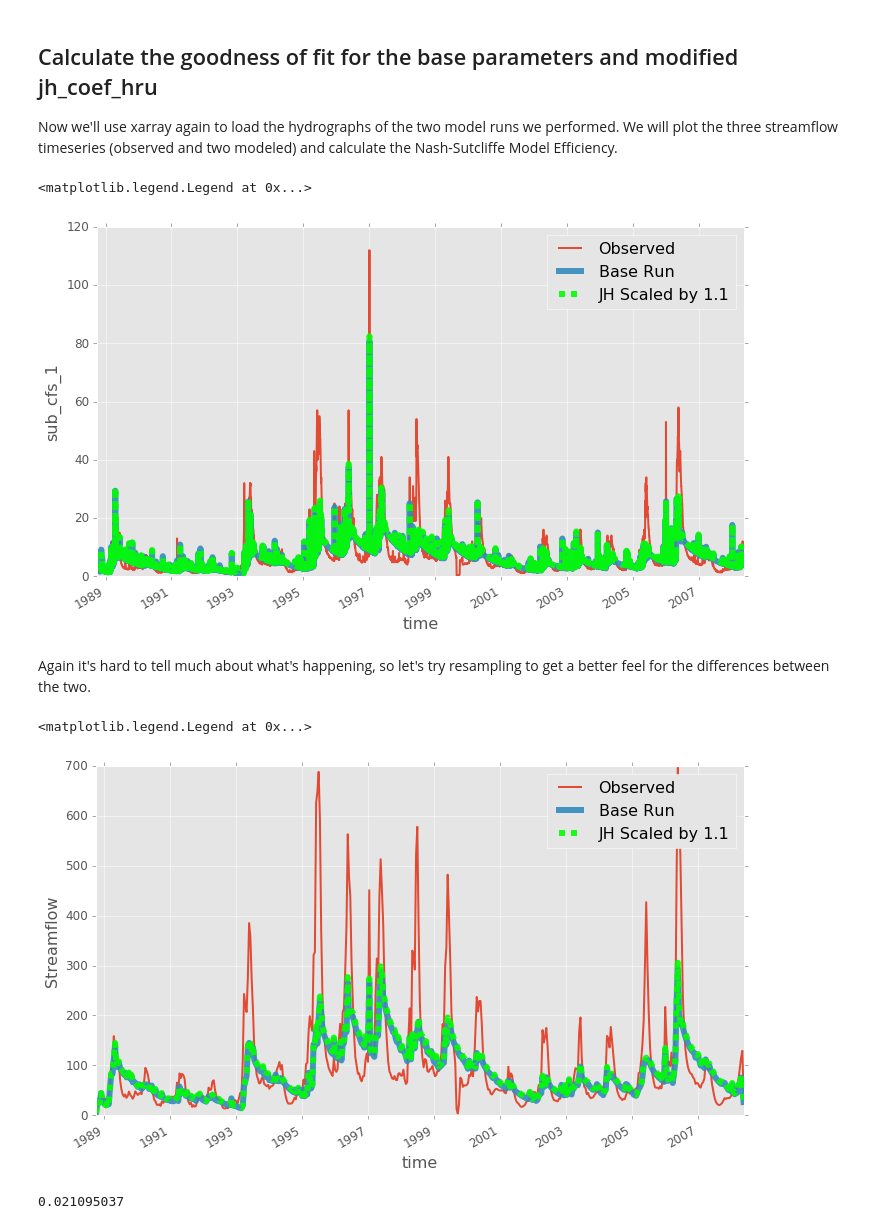
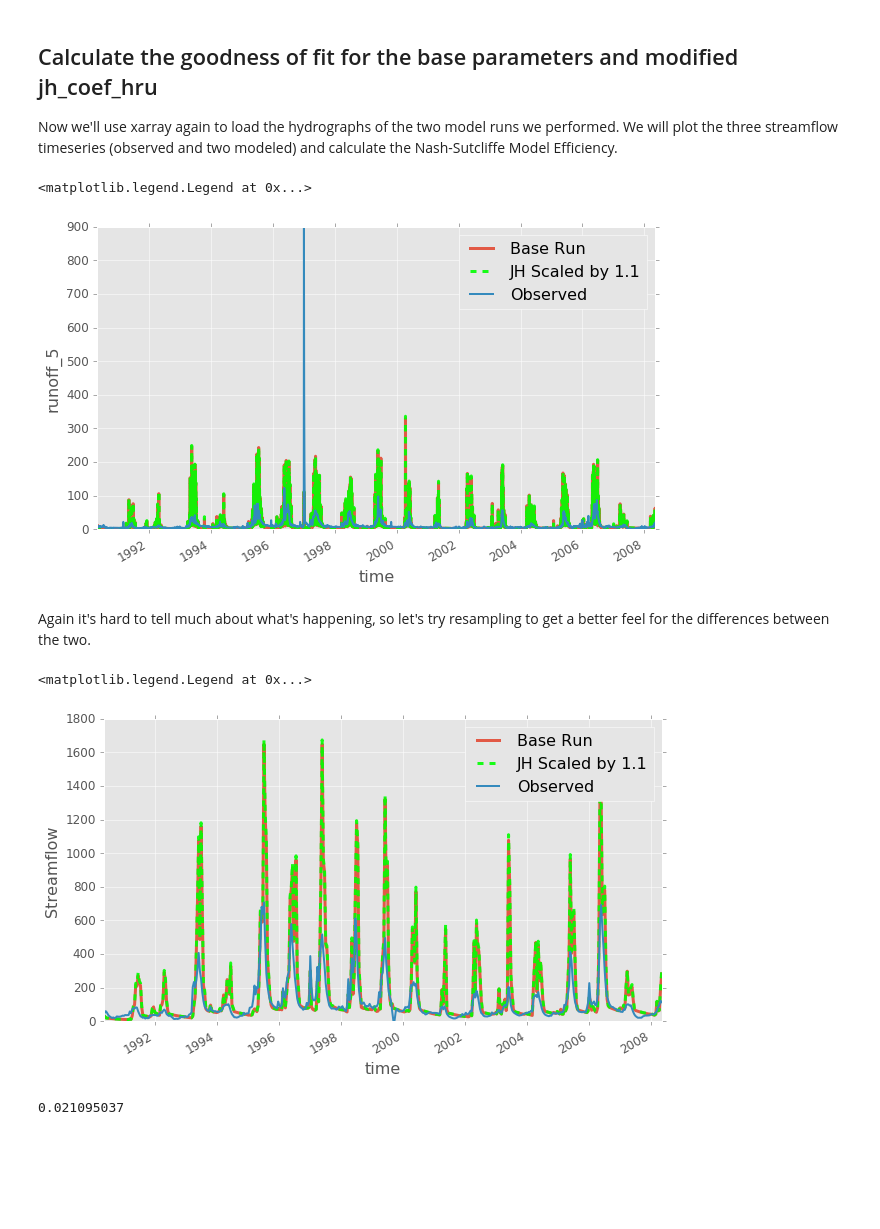
Before and after one commit to VirtualWatershed/capstone, a Jupyter notebook: E1. Parameterization.ipynb, the cells around one changed output. Cells and saved outputs as stored; diff of their text form; code cells hidden in the pictures; blank space fills up the shorter version.

```diff
--- a/E1. Parameterization.ipynb
+++ b/E1. Parameterization.ipynb
@@ -85,8 +85,8 @@ As a first step towards using the Nash-Sutcliffe model efficiency in parameteriz
 # %%
 from xarray import open_dataset
 
-iv_data = open_dataset('data/data.nc')
-q_observed = iv_data.runoff_3
+iv_data = open_dataset('data_2station_calib.nc')
+q_observed = iv_data.runoff_5
 q_observed.plot()
 plt.ylabel('Streamflow')
 plt.title('Daily Streamflow at Incline Village')
@@ -162,22 +173,23 @@ create_prms_scenario_inputs('data/data.nc', 'data/parameter.nc', 'data/incline_v
 
 Now we'll use xarray again to load the hydrographs of the two model runs we performed. We will plot the three streamflow timeseries (observed and two modeled) and calculate the Nash-Sutcliffe Model Efficiency.
 # %%
-base_model = open_dataset('base-iv-run/statsvar.nc')
-q_base_model = base_model.sub_cfs_1
+base_model = open_dataset('prms-base-run/statsvar.nc')
+q_base_model = base_model.sub_cfs_3
 
-q_jh_11 = open_dataset('jh_coef_hru-1.1-run/statsvar.nc').sub_cfs_1
 
-base_plot_opts = dict(lw=6, ms=12, label='Base Run', alpha=0.9)
-jh_11_plot_opts = dict(lw=6, label='JH Scaled by 1.1', ls='--', color='lime', alpha=0.9)
+base_plot_opts = dict(lw=3, ms=12, label='Base Run', alpha=0.9)
+jh_11_plot_opts = dict(lw=3, label='JH Scaled by 1.1', ls='--', color='lime', alpha=0.9)
+q_jh_11 = open_dataset('jh_coef_hru-1.1-run/statsvar.nc').sub_cfs_3
 
-q_observed.plot(lw=2, label='Observed')
+
 q_base_model.plot(**base_plot_opts)
 q_jh_11.plot(**jh_11_plot_opts)
+q_observed.plot(lw=2, label='Observed')
 
 plt.legend()
 # %% [output]
 <matplotlib.legend.Legend at 0x...>
-[figure, old version]
+[figure, new version]
 # %% [markdown]
 Again it's hard to tell much about what's happening, so let's try resampling to get a better feel for the differences between the two.
 # %%
@@ -185,16 +197,16 @@ q_observed_resampled = q_observed.resample('2W', 'time', how='sum')
 q_base_model_resampled = q_base_model.resample('2W', 'time', how='sum')
 q_jh_11_resampled = q_jh_11.resample('2W', 'time', how='sum')
 
-q_observed_resampled.plot(lw=2, label='Observed')
 q_base_model_resampled.plot(**base_plot_opts)
 q_jh_11_resampled.plot(**jh_11_plot_opts)
+q_observed_resampled.plot(lw=2, label='Observed')
 
 plt.ylabel('Streamflow')
 
 plt.legend()
 # %% [output]
 <matplotlib.legend.Legend at 0x...>
-[figure, old version]
+[figure, new version]
 # %%
 max(q_base_model.to_masked_array() - q_jh_11.to_masked_array())
 # %% [output]
```
Also changed, not shown: parts of 9 cells of this notebook, 4 other files.
